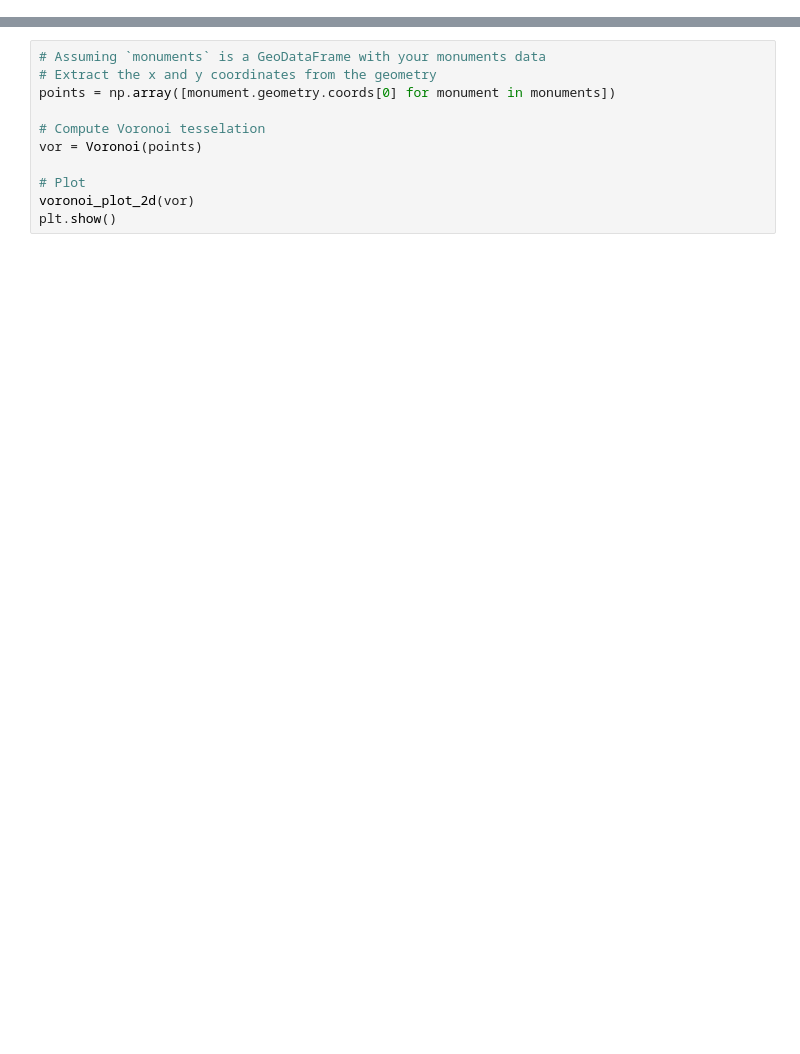
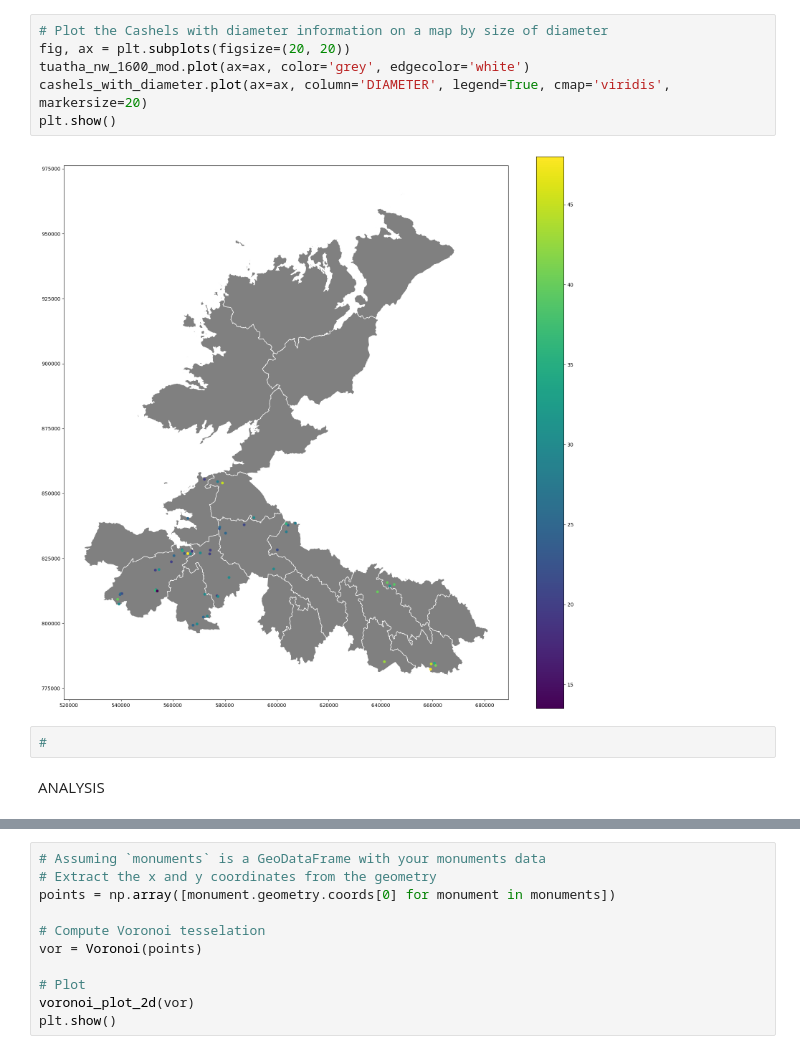
Before and after one commit to kodai-bot/Artefact, a Jupyter notebook: src/Colab/Feature_Engineering_2_ML.ipynb, the cells around one changed output, grey strips where cells are left out. Drawn from its saved outputs; the diff is of its cells as text; blank space fills up the shorter version.

Commit message:
Analysis

```diff
--- a/src/Colab/Feature_Engineering_2_ML.ipynb
+++ b/src/Colab/Feature_Engineering_2_ML.ipynb
@@ -146,0 +257,12 @@ NameError: name 'sample_entries' is not defined
+# %%
+# Plot the Cashels with diameter information on a map by size of diameter
+fig, ax = plt.subplots(figsize=(20, 20))
+tuatha_nw_1600_mod.plot(ax=ax, color='grey', edgecolor='white')
+cashels_with_diameter.plot(ax=ax, column='DIAMETER', legend=True, cmap='viridis', markersize=20)
+plt.show()
+# %% [output]
+[figure, added]
+# %%
+#
+# %% [markdown]
+ANALYSIS
```
Also changed, not shown: parts of 35 cells of this notebook, 5 other files.
